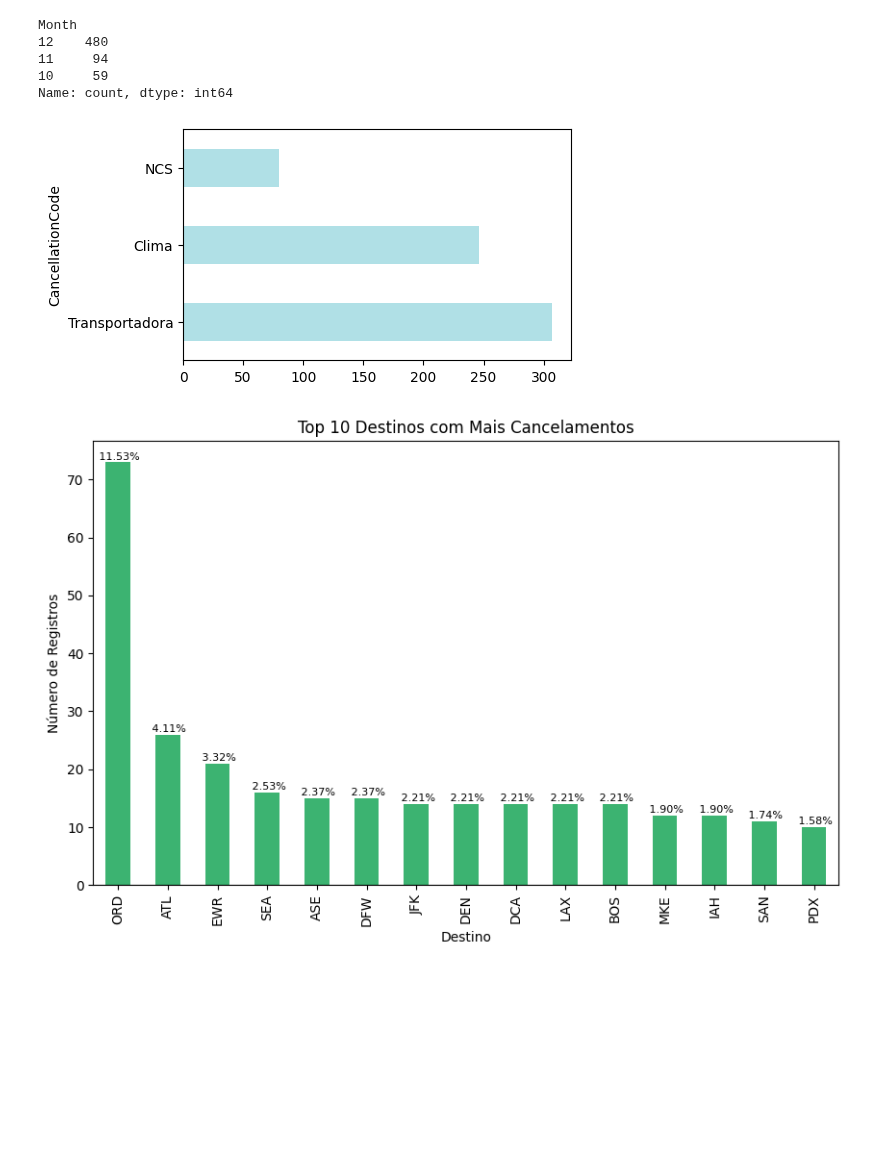
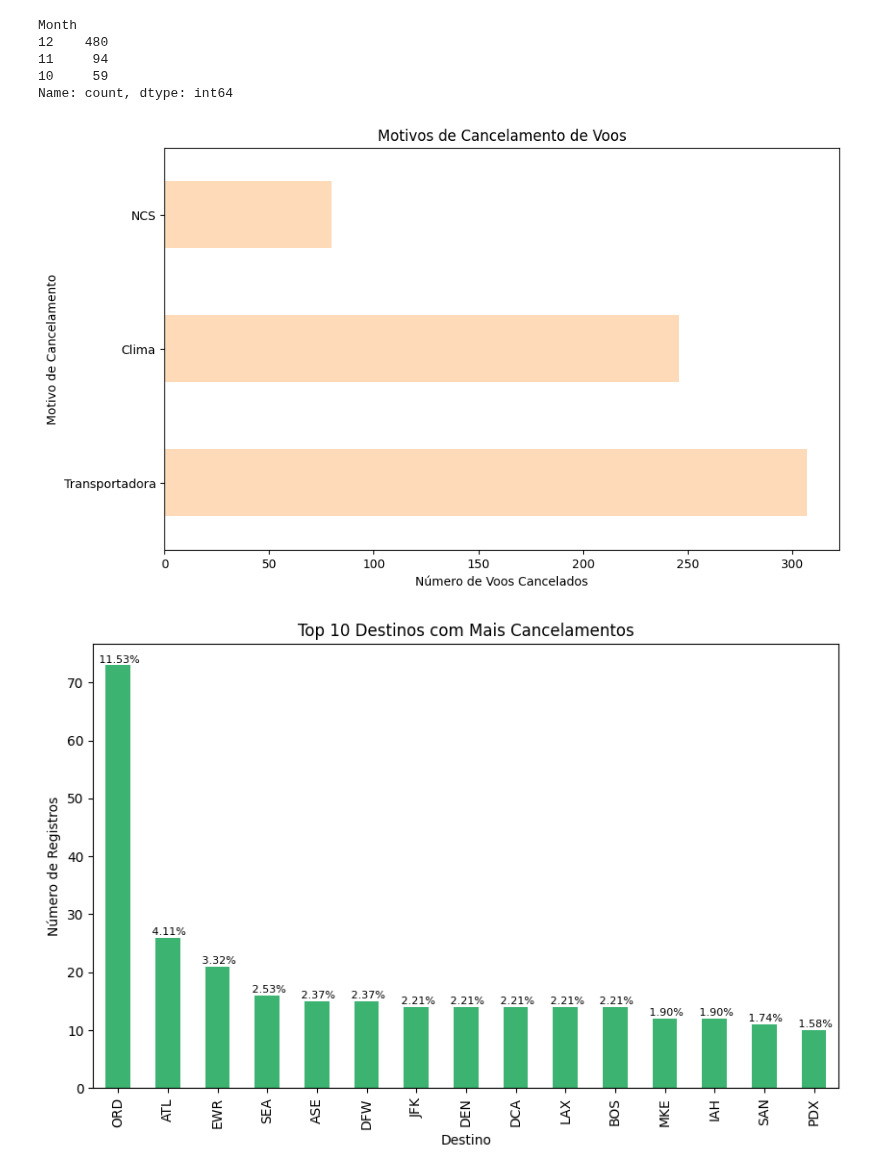
Before and after one commit to AdrielyZBoller/Projeto_Mod05_Ada_VemSerTech, a Jupyter notebook: analise_cancelados.ipynb, the cells around one changed output. Drawn from its saved outputs; the diff is of its cells as text; code cells hidden in the pictures; blank space fills up the shorter version.

Commit message:
análise voos cancelados

```diff
--- a/analise_cancelados.ipynb
+++ b/analise_cancelados.ipynb
@@ -118,5 +43,5 @@ voos_cancelados.drop(['Year','TaxiIn', 'TaxiOut', 'TailNum',
                       'DepTime', 'CRSDepTime','ArrTime','CRSArrTime', # horários
                       'ActualElapsedTime','CRSElapsedTime','AirTime','ArrDelay',
                       'DepDelay','Distance','CarrierDelay','WeatherDelay',
-                      'NASDelay','SecurityDelay','LateAircraftDelay'],
+                      'NASDelay','SecurityDelay','LateAircraftDelay','Diverted'],
                        axis=1, inplace=True)
@@ -189,14 +102,21 @@ Name: count, dtype: int64
 # %%
 # gráfico para analisar qual o maior motivo para cancelamento de voo
 #voos_cancelados = df[df['Cancelled']==1]
 legend_labels = {'A': 'Transportadora', 'B': 'Clima', 'C': 'NCS'}
 
-plt.figure(figsize=(5, 3))
-ax = voos_cancelados['CancellationCode'].value_counts().plot(kind='barh', color='PowderBlue')
+# Criar gráfico de barras horizontais
+plt.figure(figsize=(10, 6))
+ax = voos_cancelados['CancellationCode'].value_counts().plot(kind='barh', color='PeachPuff')
+
+# Adicionar etiquetas e título
 ax.set_yticklabels([legend_labels[label] for label in voos_cancelados['CancellationCode'].unique()])
+plt.xlabel('Número de Voos Cancelados')
+plt.ylabel('Motivo de Cancelamento')
+plt.title('Motivos de Cancelamento de Voos')
+
 plt.show()
 # %% [output]
-[figure, old version]
+[figure, new version]
 # %%
 # Configurações do gráfico
 plt.figure(figsize=(10, 6))
```
Also changed, not shown: parts of 10 cells of this notebook.
